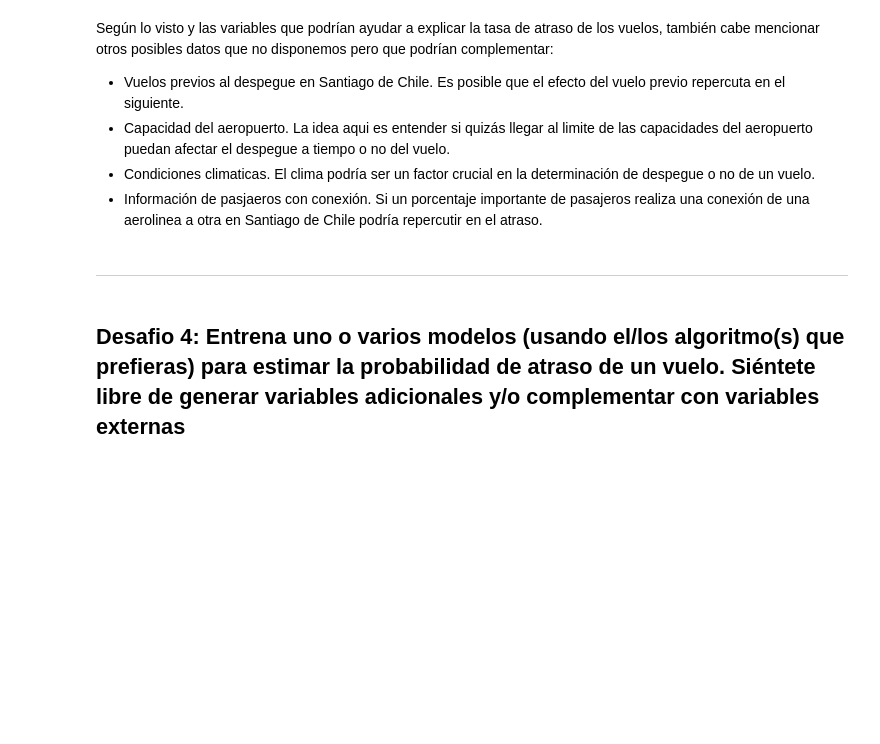
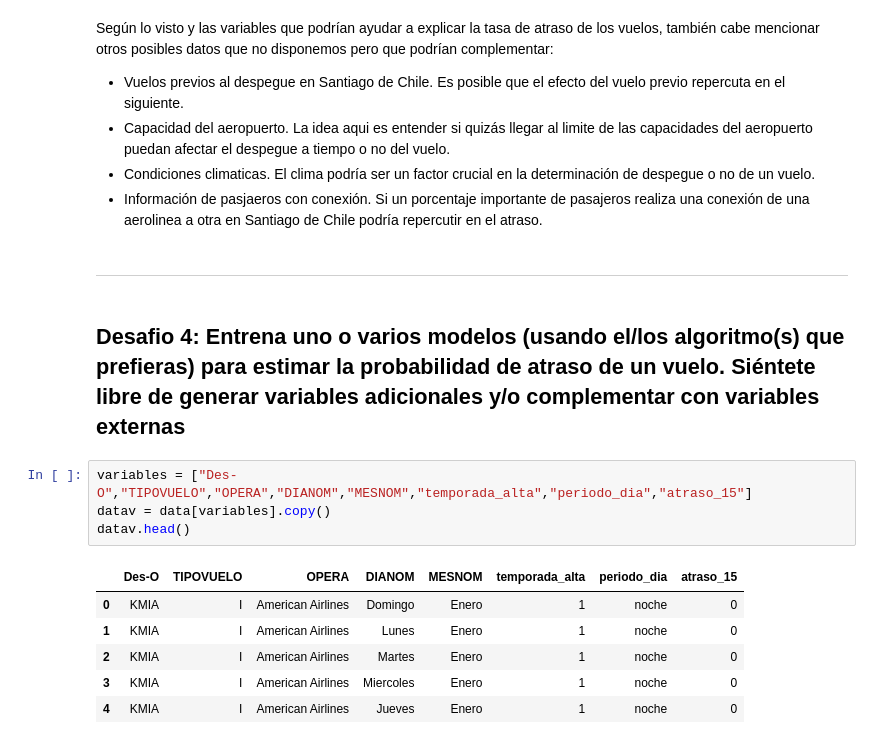
Before and after one commit to Mishagk/LATAM-Desafio-DS, a Jupyter notebook: solution.ipynb, the cells around one changed output. Drawn from its saved outputs; the diff is of its cells as text; blank space fills up the shorter version.

```diff
--- a/solution.ipynb
+++ b/solution.ipynb
@@ -1777,3 +1778,14 @@ Según lo visto y las variables que podrían ayudar a explicar la tasa de atraso
 ___
 # %% [markdown]
 ## Desafio 4: Entrena uno o varios modelos (usando el/los algoritmo(s) que prefieras) para estimar la probabilidad de atraso de un vuelo. Siéntete libre de generar variables adicionales y/o complementar con variables externas
+# %%
+variables = ["Des-O","TIPOVUELO","OPERA","DIANOM","MESNOM","temporada_alta","periodo_dia","atraso_15"]
+datav = data[variables].copy()
+datav.head()
+# %% [output]
+|  | Des-O | TIPOVUELO | OPERA | DIANOM | MESNOM | temporada_alta | periodo_dia | atraso_15 |
+| 0 | KMIA | I | American Airlines | Domingo | Enero | 1 | noche | 0 |
+| 1 | KMIA | I | American Airlines | Lunes | Enero | 1 | noche | 0 |
+| 2 | KMIA | I | American Airlines | Martes | Enero | 1 | noche | 0 |
+| 3 | KMIA | I | American Airlines | Miercoles | Enero | 1 | noche | 0 |
+| 4 | KMIA | I | American Airlines | Jueves | Enero | 1 | noche | 0 |
```
Also changed, not shown: parts of 7 cells of this notebook.
